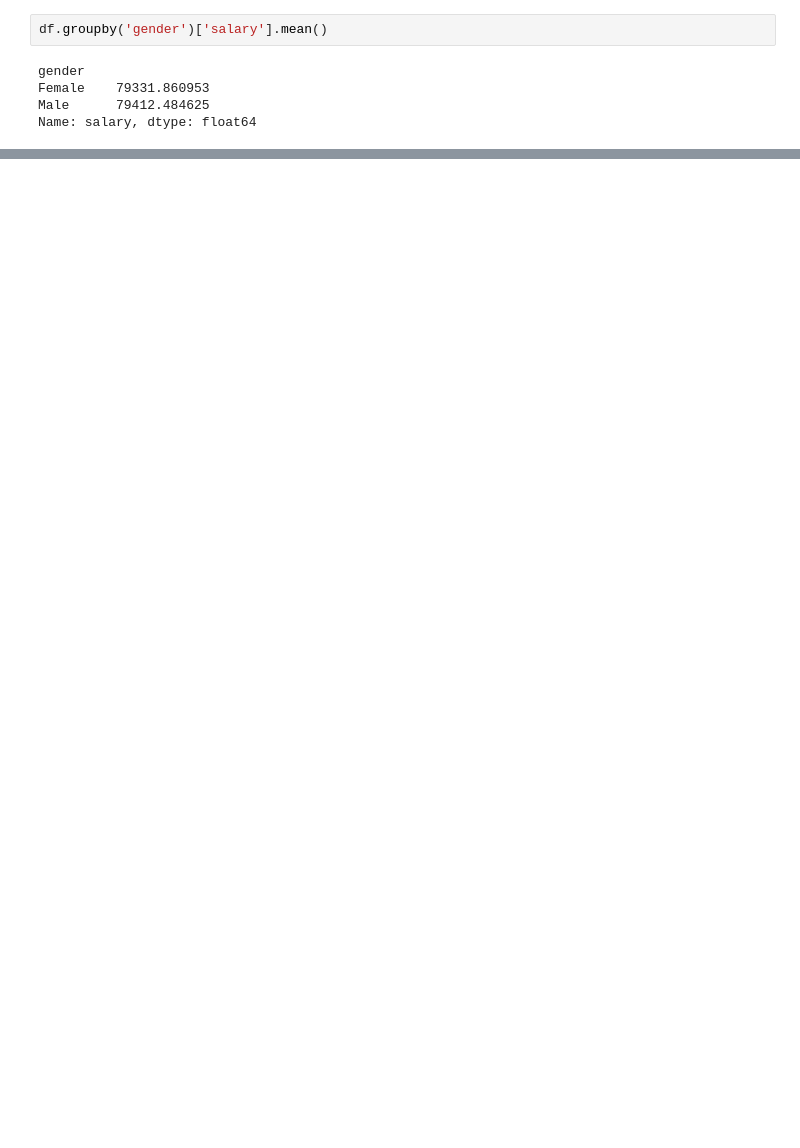
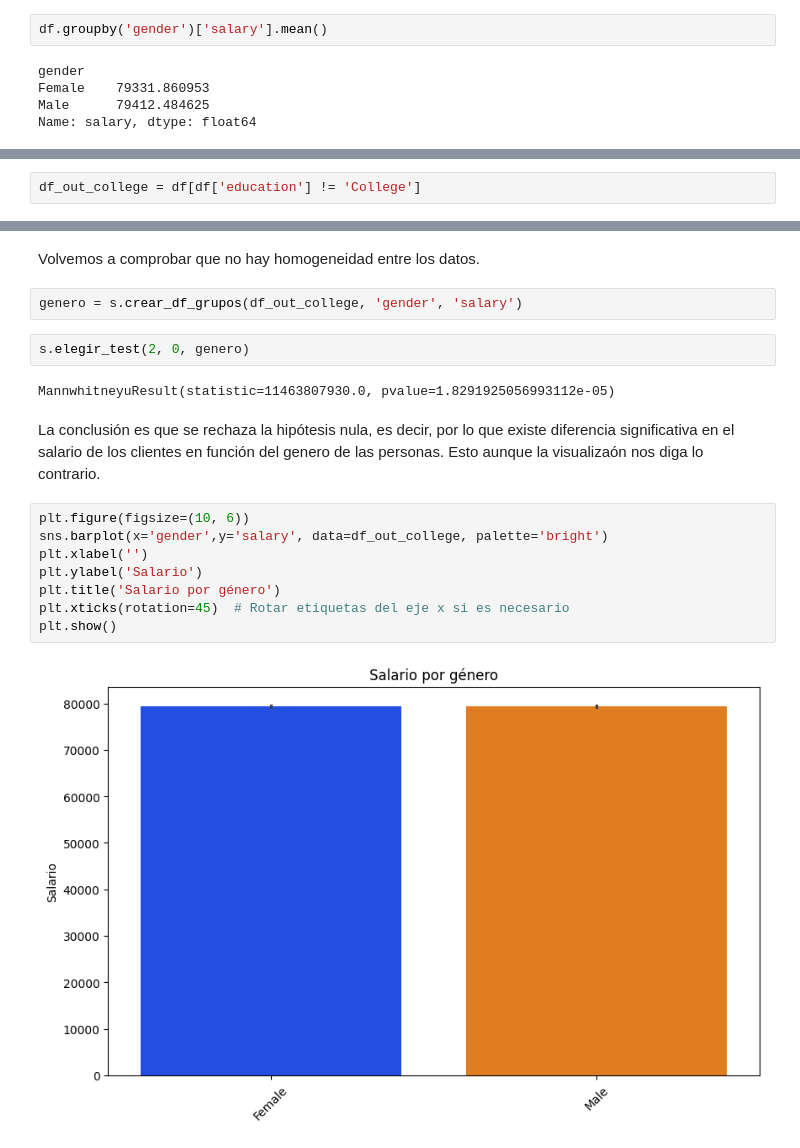
Before and after one commit to ngcarvajall/LAB_AB_no_parametrico, a Jupyter notebook: laboratorio-modulo6-leccion04-1-ab-testing-no-param.ipynb, the cells around one changed output, grey strips where cells are left out. Drawn from its saved outputs; the diff is of its cells as text; blank space fills up the shorter version.

```diff
--- a/laboratorio-modulo6-leccion04-1-ab-testing-no-param.ipynb
+++ b/laboratorio-modulo6-leccion04-1-ab-testing-no-param.ipynb
@@ -580,0 +561,2 @@ La columna education tiene las siguientes valore únicos:
+# %%
+df_out_college = df[df['education'] != 'College']
@@ -580,0 +612,20 @@ La columna education tiene las siguientes valore únicos:
+# %% [markdown]
+Volvemos a comprobar que no hay homogeneidad entre los datos.
+# %%
+genero = s.crear_df_grupos(df_out_college, 'gender', 'salary')
+# %%
+s.elegir_test(2, 0, genero)
+# %% [output]
+MannwhitneyuResult(statistic=11463807930.0, pvalue=1.8291925056993112e-05)
+# %% [markdown]
+La conclusión es que se rechaza la hipótesis nula, es decir, por lo que existe diferencia significativa en el salario de los clientes en función del genero de las personas. Esto aunque la visualizaón nos diga lo contrario.
+# %%
+plt.figure(figsize=(10, 6))
+sns.barplot(x='gender',y='salary', data=df_out_college, palette='bright')
+plt.xlabel('')
+plt.ylabel('Salario')
+plt.title('Salario por género')
+plt.xticks(rotation=45)  # Rotar etiquetas del eje x si es necesario
+plt.show()
+# %% [output]
+[figure, added]
```
Also changed, not shown: parts of 24 cells of this notebook.
